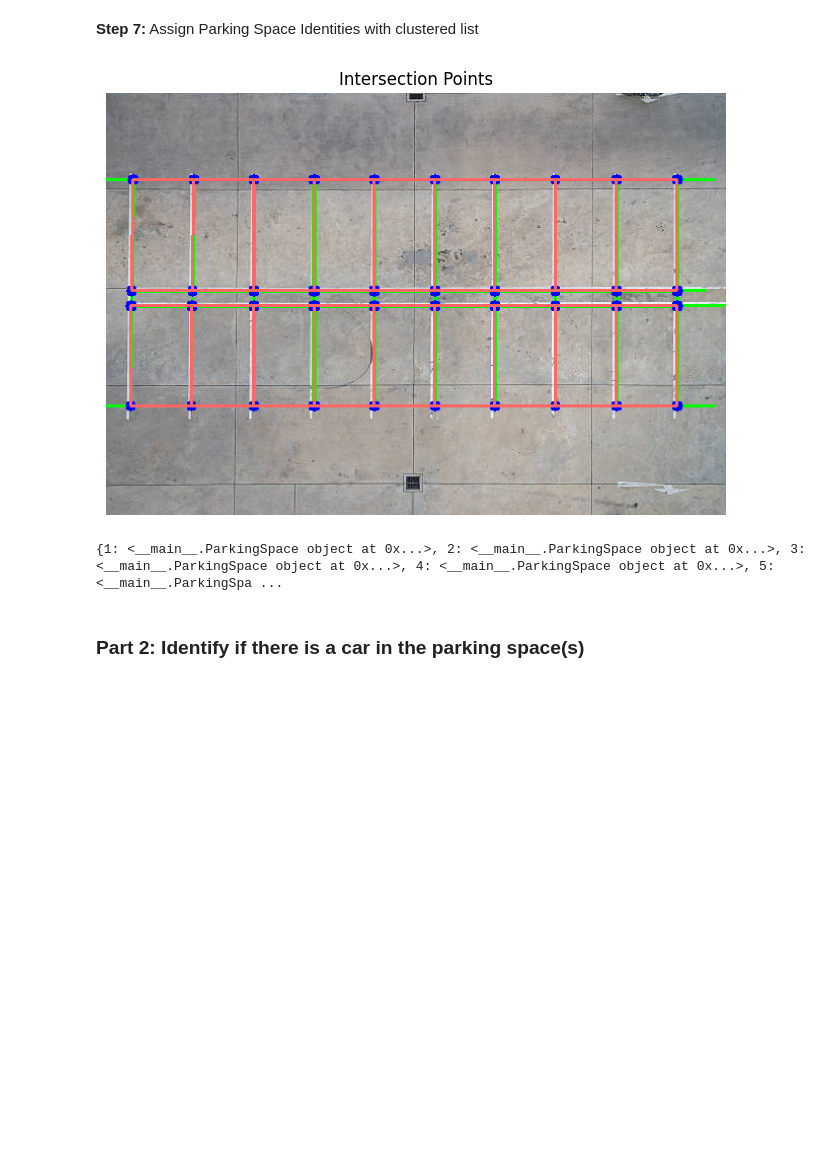
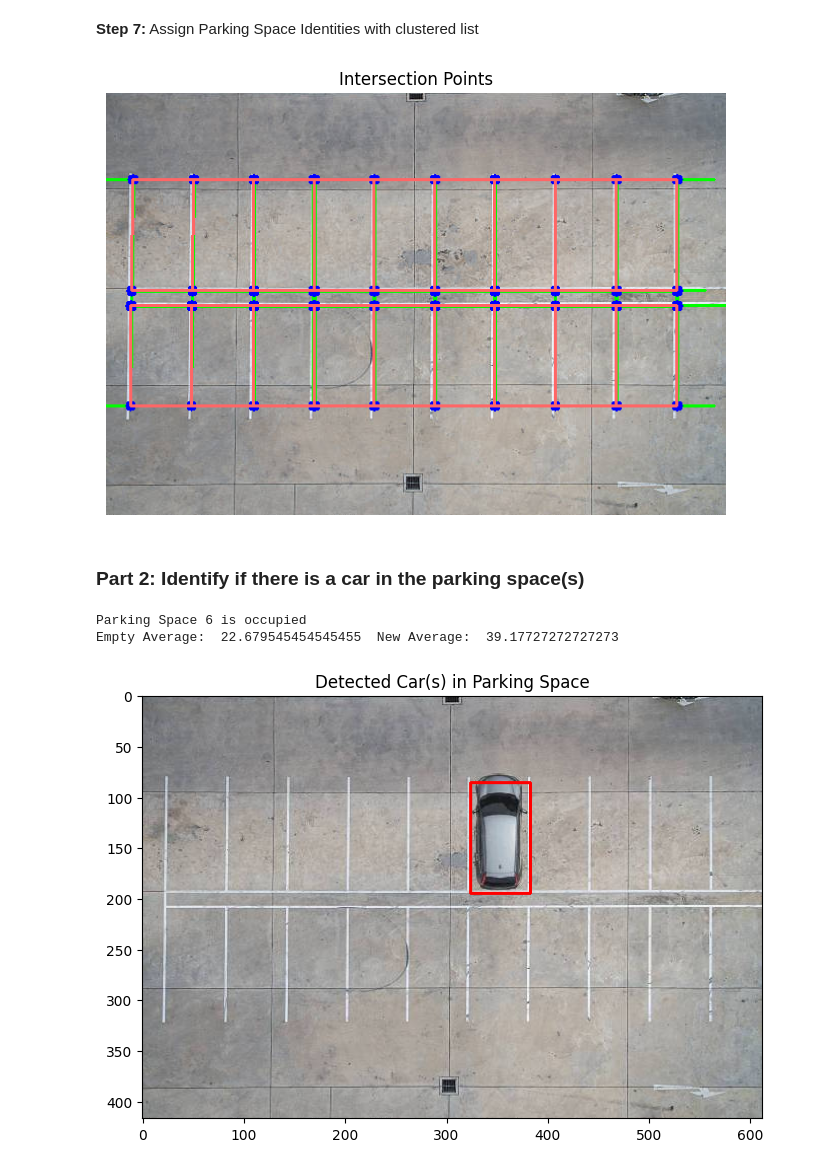
Before and after one commit to Kxushik/LotScan, a Jupyter notebook: lotscan.ipynb, the cells around one changed output. Saved outputs shown, nothing was run; the diff lists cells and outputs as text; code cells hidden in the pictures; blank space fills up the shorter version.

Commit message:
Done: Implemented edge detection, added line drawing to indicate space is occupied, added jpg file of parking lot of cars to be detected

```diff
--- a/lotscan.ipynb
+++ b/lotscan.ipynb
@@ -307,7 +307,7 @@ plt.show()
 
 finalLots = np.array(lots)
 
-#Parking Space Class
+#Parking Space Class - Paul code from here on
 class ParkingSpace:
     def __init__(self, space, pt1, pt2, pt3, pt4, empty_avg):
         self.space = space
@@ -362,11 +362,58 @@ for i in range(1, len(spaces_dict) + 1):
     #find the average of the empty parking space
     empty_avg = cv2.mean(masked_canny, mask=mask)[0]
     spaces_dict[i].empty_avg = empty_avg
-
-for i in range(1, len(spaces_dict) + 1):
-    print(spaces_dict[i])
 # %% [output]
 [figure]
-{1: <__main__.ParkingSpace object at 0x...>, 2: <__main__.ParkingSpace object at 0x...>, 3: <__main__.ParkingSpace object at 0x...>, 4: <__main__.ParkingSpace object at 0x...>, 5: <__main__.ParkingSpa ...
 # %% [markdown]
 ### Part 2: Identify if there is a car in the parking space(s)
+# %%
+#Load parking lot with cars
+parking_lot = mpimg.imread('images/lot_cars.jpg')
+color_parking_lot = parking_lot
+parking_lot = parking_lot[:,:,:3]
+parking_lot = cv2.cvtColor(parking_lot, cv2.COLOR_BGR2GRAY)
+
+#Find the average of all the spaces
+for i in range(1, len(spaces_dict) + 1):
+    pt1 = spaces_dict[i].pt1
+    pt2 = spaces_dict[i].pt2
+    pt3 = spaces_dict[i].pt3
+    pt4 = spaces_dict[i].pt4
+
+    #mask image for the parking space
+    mask  = np.zeros_like(parking_lot)
+    #the corners order actually matters, this orientation is important to make the whole square mask
+    space_corners = np.array([[pt4, pt3, pt1, pt2]], dtype=np.int32)
+
+    #make the mask with the image and the corners
+    cv2.fillPoly(mask, space_corners, 255)
+
+    #Apply stuff to prepare for edge detection
+    masked_space = cv2.bitwise_and(parking_lot, parking_lot, mask=mask)
+    masked_blur = cv2.GaussianBlur(masked_space, (5, 5), 1.1)
+    masked_canny = cv2.Canny(masked_blur, 50, 150)
+
+    #find the average of the empty parking space
+    new_avg = cv2.mean(masked_canny, mask=mask)[0]
+
+    #if the average of the empty space is less than the average of the occupied space with a 2 int difference (to account for noise variability), then the space is occupied
+    if abs((spaces_dict[i].empty_avg - new_avg)) > 2:
+        print (f'Parking Space {i} is occupied')
+        print("Empty Average: ", spaces_dict[i].empty_avg, " New Average: ", new_avg)
+
+        #Draw a red box around the space
+        cv2.line(color_parking_lot,pt4,pt3,(255,0,0),2)
+        cv2.line(color_parking_lot,pt3,pt1,(255,0,0),2)
+        cv2.line(color_parking_lot,pt1,pt2,(255,0,0),2)
+        cv2.line(color_parking_lot,pt2,pt4,(255,0,0),2)
+
+
+plt.figure(figsize=(8, 8))
+plt.axis('on')
+plt.title('Detected Car(s) in Parking Space')
+plt.imshow(color_parking_lot)
+plt.show()
+# %% [output]
+Parking Space 6 is occupied
+Empty Average:  22.679545454545455  New Average:  39.17727272727273
+[figure, added]
```
Also changed, not shown: 1 other file.
